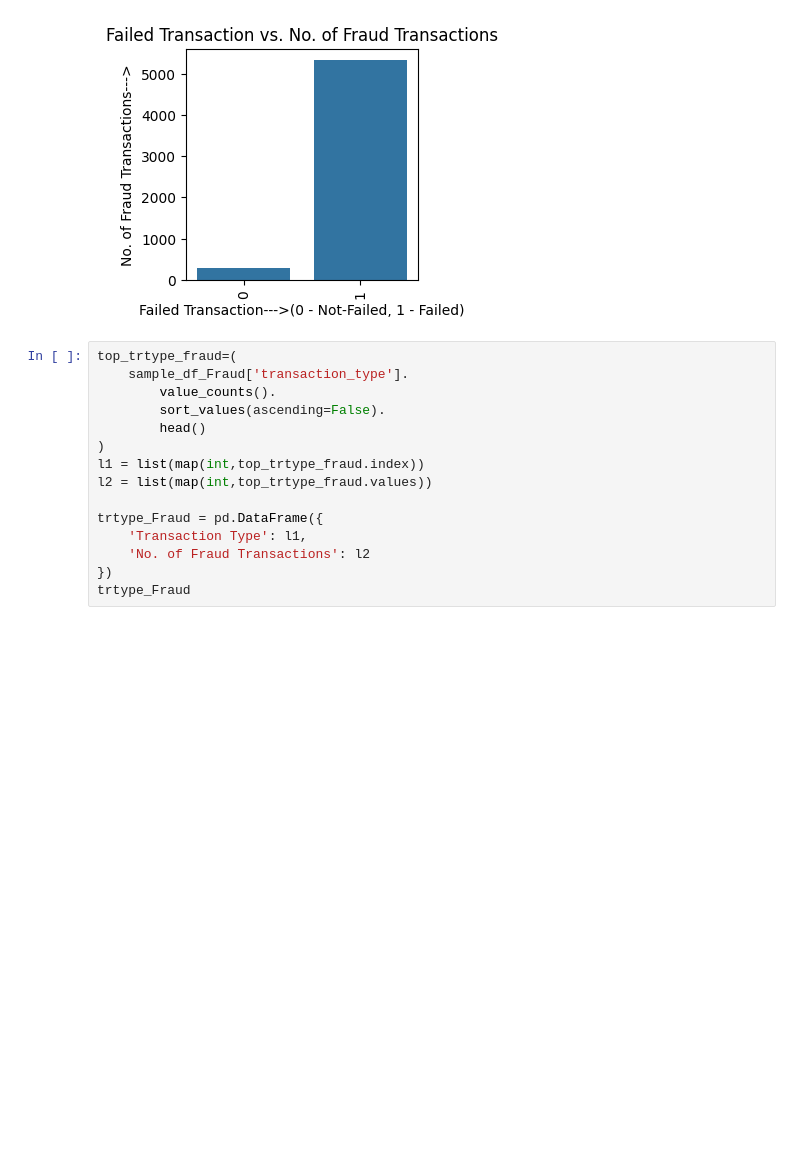
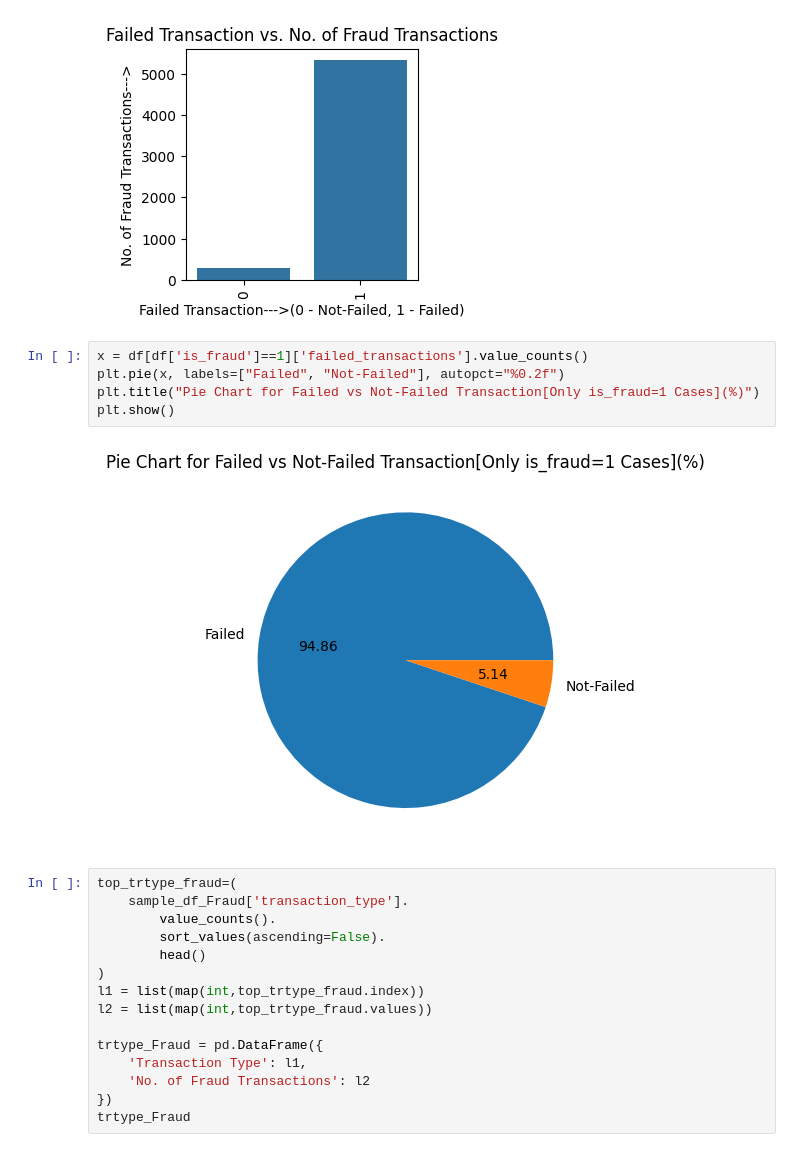
Before and after one commit to SagVK04/UPISafe_flask_2, a Jupyter notebook: Fraud_Detect_Final.ipynb, the cells around one changed output. Cells and saved outputs as stored; diff of their text form; blank space fills up the shorter version.

```diff
--- a/Fraud_Detect_Final.ipynb
+++ b/Fraud_Detect_Final.ipynb
@@ -446,6 +453,13 @@ plt.xticks(rotation='vertical')
 plt.show()
 # %% [output]
 [figure]
+# %%
+x = df[df['is_fraud']==1]['failed_transactions'].value_counts()
+plt.pie(x, labels=["Failed", "Not-Failed"], autopct="%0.2f")
+plt.title("Pie Chart for Failed vs Not-Failed Transaction[Only is_fraud=1 Cases](%)")
+plt.show()
+# %% [output]
+[figure, added]
 # %%
 top_trtype_fraud=(
     sample_df_Fraud['transaction_type'].
```
Also changed, not shown: parts of 3 cells of this notebook, 1 other file.
